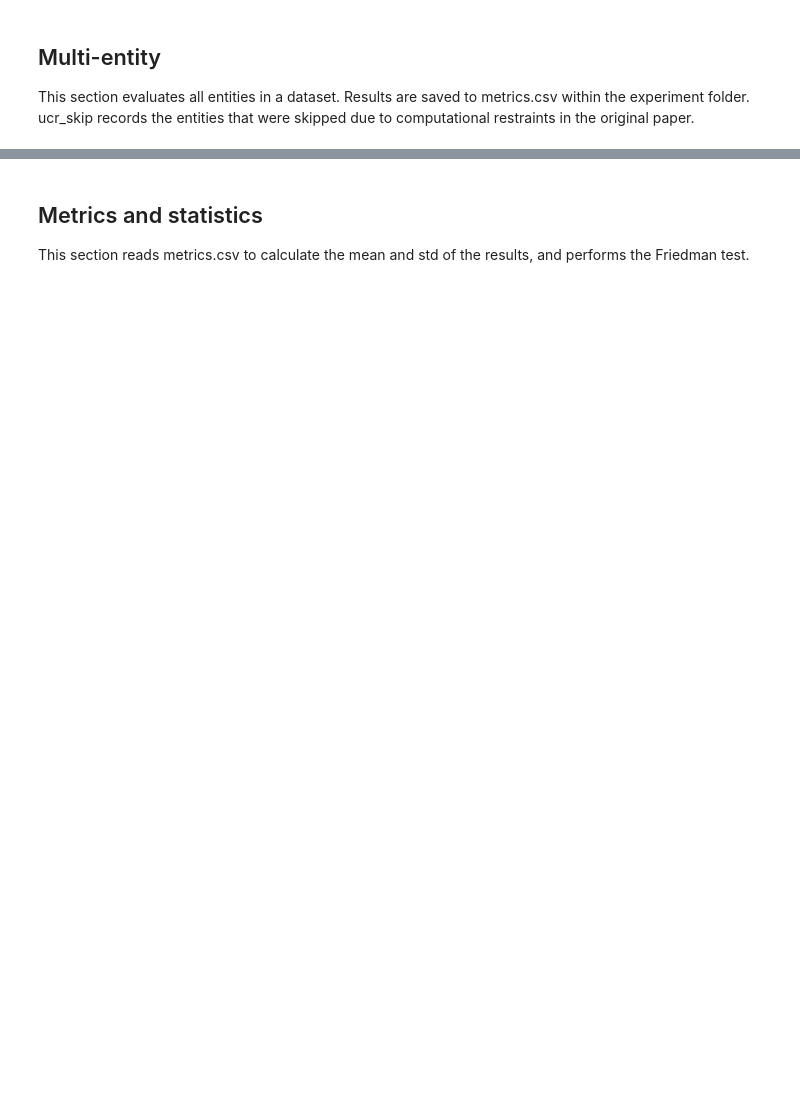
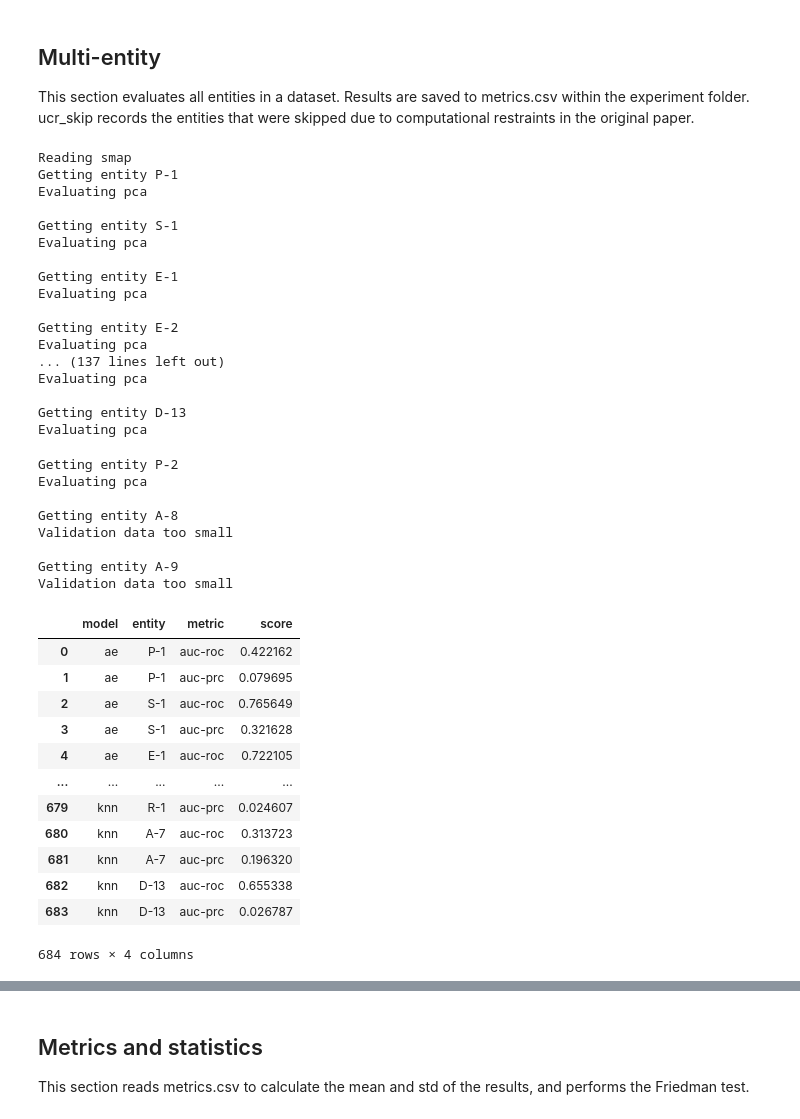
Before and after one commit to xun468/AdMeCh-TSAD, a Jupyter notebook: AdMeChTSAD.ipynb, the cells around one changed output, grey strips where cells are left out. Saved outputs shown, nothing was run; the diff lists cells and outputs as text; code cells hidden in the pictures; blank space fills up the shorter version.

```diff
--- a/AdMeChTSAD.ipynb
+++ b/AdMeChTSAD.ipynb
@@ -96,36 +246,95 @@ experiment = model_zoo[args['model']]
 
 
 if args['dataset'] in valid_entities.keys():
     entity = valid_entities[args['dataset']]
 else:
     entity = None #Swat/Wadi do not have multiple entities
 
+print("Reading " + args['dataset'])
 for e in entity:
     if args['dataset'] == "ucr" and e in ucr_skip:
         print("Dataset too large")
         continue
 
+    metrics = {
+        'model' : [],
+        'entity': [],
+        'metric' : [],
+        'score' : [],
+    }
+
     #Load data
     train_data, val_data, test_data, test_labels = get_data(args['dataset'], val_split = val_split,
                                                             seq_len = args['seq_len'], down_rate = args['down_rate'],
                                                             entity = e, verbose = args['verbose'])
+
+    if len(val_data) < args['seq_len']:
+        print("Validation data too small \n")
+        continue
 
     input_dim = train_data.shape[-1]
     args['input_dim'] = input_dim
 
     train_dataset = seq_data(train_data, args['seq_len'])
     val_dataset = seq_data(val_data, args['seq_len'])
     test_dataset = seq_data(test_data, args['seq_len'], test_labels)
 
     train_loader = DataLoader(train_dataset, batch_size = batch_size, shuffle = True)
     val_loader = DataLoader(val_dataset, batch_size = batch_size, shuffle = True)
     test_loader = DataLoader(test_dataset, batch_size = batch_size)
 
+    #Predict
+    if args['model'] in ['pca', 'knn']:
+        labels, scores = experiment(train_data, test_data, test_labels, args)
+    else:
+        labels, scores = experiment(train_loader, val_loader, test_loader, args)
+
     #Evaluate
-    if args['model'] in ['pca', 'knn']:
-        metrics = experiment(train_data, test_data, test_labels, args)
-    else:
-        metrics = experiment(train_loader, val_loader, test_loader, args)
-
-    metrics['entity'] = e
+    for metric in evaluation_metrics.keys():
+        score = evaluation_metrics[metric](labels, scores)
+        # print(m + ': %.3f' % (score))
+        metrics['model'].append(args['model'])
+        metrics['entity'].append(e)
+        metrics['metric'].append(metric)
+        metrics['score'].append(score)
+    print("")
     save_metrics(metrics, args)
+# %% [output]
+Reading smap
+Getting entity P-1
+Evaluating pca
+
+Getting entity S-1
+Evaluating pca
+
+Getting entity E-1
+Evaluating pca
+
+Getting entity E-2
+Evaluating pca
+... (137 lines left out)
+Evaluating pca
+
+Getting entity D-13
+Evaluating pca
+Getting entity P-2
+Evaluating pca
+
+Getting entity A-8
+Validation data too small
+
+Getting entity A-9
+Validation data too small
+|  | model | entity | metric | score |
+| 0 | ae | P-1 | auc-roc | 0.422162 |
+| 1 | ae | P-1 | auc-prc | 0.079695 |
+| 2 | ae | S-1 | auc-roc | 0.765649 |
+| 3 | ae | S-1 | auc-prc | 0.321628 |
+| 4 | ae | E-1 | auc-roc | 0.722105 |
+| ... | ... | ... | ... | ... |
+| 679 | knn | R-1 | auc-prc | 0.024607 |
+| 680 | knn | A-7 | auc-roc | 0.313723 |
+| 681 | knn | A-7 | auc-prc | 0.196320 |
+| 682 | knn | D-13 | auc-roc | 0.655338 |
+| 683 | knn | D-13 | auc-prc | 0.026787 |
+684 rows × 4 columns
```
Also changed, not shown: parts of 12 cells of this notebook, 11 other files.
